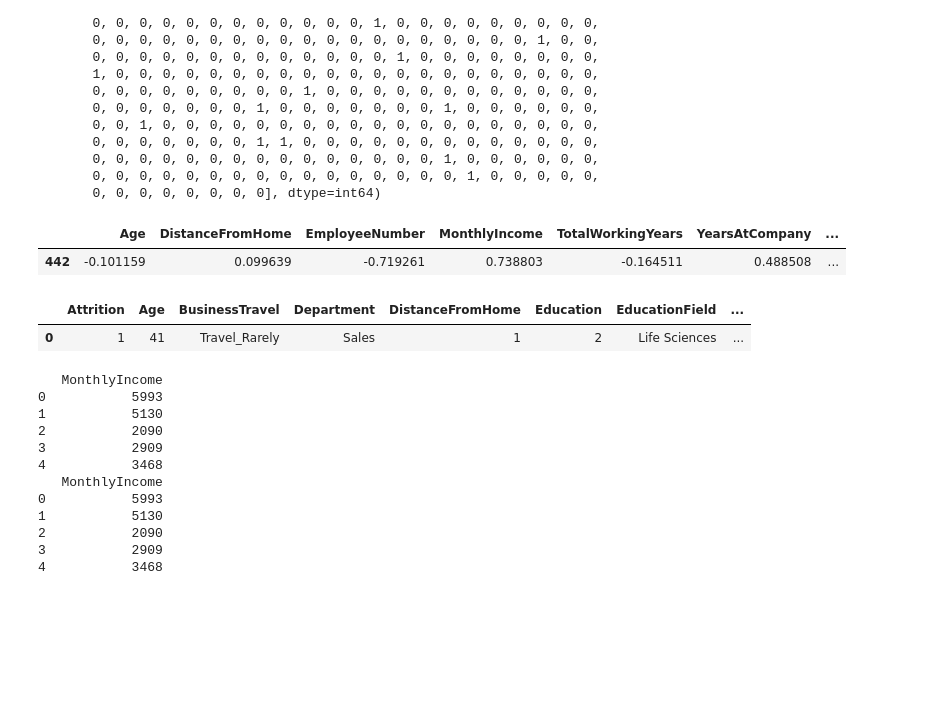
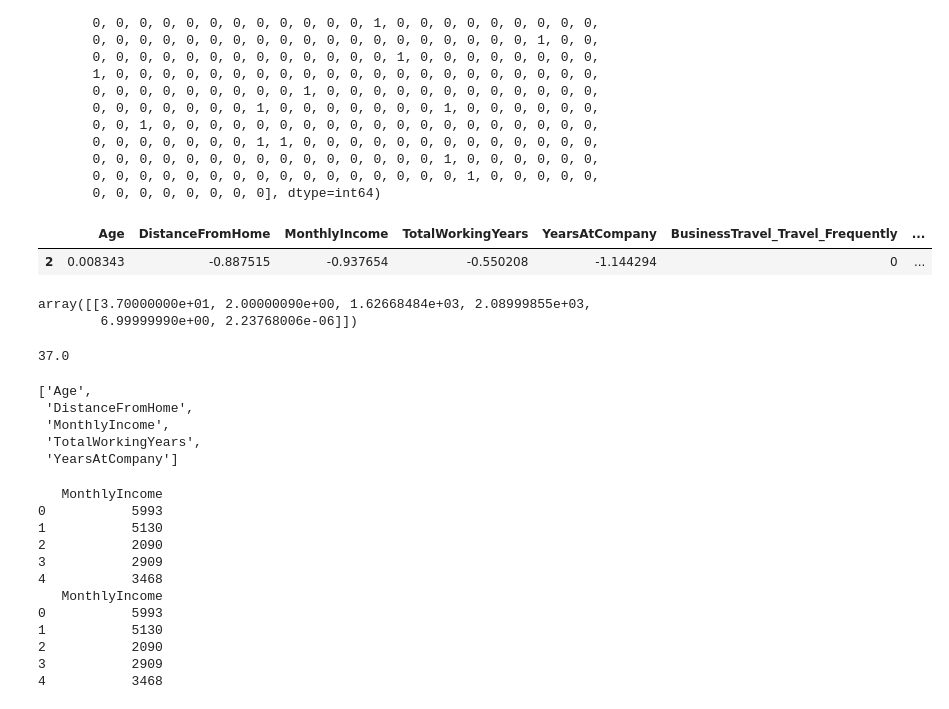
Before and after one commit to 24akhil/employee-churn-notebook, a Jupyter notebook: Employee_attrition_prediction.ipynb, the cells around one changed output. Saved outputs shown, nothing was run; the diff lists cells and outputs as text; code cells hidden in the pictures; blank space fills up the shorter version.

Commit message:
add demo sheet and scale message

```diff
--- a/Employee_attrition_prediction.ipynb
+++ b/Employee_attrition_prediction.ipynb
@@ -599,12 +610,13 @@ array([0, 0, 1, 0, 1, 0, 0, 0, 0, 0, 0, 0, 0, 0, 0, 0, 0, 0, 0, 0, 0, 0,
        0, 0, 0, 0, 0, 0, 0, 0, 0, 0, 0, 0, 0, 0, 0, 0, 1, 0, 0, 0, 0, 0,
        0, 0, 0, 0, 0, 0, 0, 0], dtype=int64)
 # %%
-xtest.head(1)
+xtest.loc[[2]].head()
 # %% [output]
-|  | Age | DistanceFromHome | EmployeeNumber | MonthlyIncome | TotalWorkingYears | YearsAtCompany | ... |
-| 442 | -0.101159 | 0.099639 | -0.719261 | 0.738803 | -0.164511 | 0.488508 | ... |
+|  | Age | DistanceFromHome | MonthlyIncome | TotalWorkingYears | YearsAtCompany | BusinessTravel_Travel_Frequently | ... |
+| 2 | 0.008343 | -0.887515 | -0.937654 | -0.550208 | -1.144294 | 0 | ... |
-# %%
-data.head(1)
-# %% [output]
-|  | Attrition | Age | BusinessTravel | Department | DistanceFromHome | Education | EducationField | ... |
-| 0 | 1 | 41 | Travel_Rarely | Sales | 1 | 2 | Life Sciences | ... |
+# %%
+unscaled = scaler.inverse_transform([[0.008343,-0.887515,1,-0.937654,-0.550208,-1.144294]])
+unscaled[0][0].round(3)
+# %% [output]
+array([[3.70000000e+01, 2.00000090e+00, 1.62668484e+03, 2.08999855e+03,
+        6.99999990e+00, 2.23768006e-06]])
@@ -611,3 +625,16 @@ data.head(1)
+# %%
+# np.round(unscaled)
+unscaled[0][0].round(6)
+# %% [output]
+37.0
+# %%
+columns_to_scale
+# %% [output]
+['Age',
+ 'DistanceFromHome',
+ 'MonthlyIncome',
+ 'TotalWorkingYears',
+ 'YearsAtCompany']
 # %%
 testDf = [[5993], [5130],[2090],[2909],[3468]]
 testDf = pd.DataFrame(testDf, columns = ['MonthlyIncome'])
```
Also changed, not shown: parts of 9 cells of this notebook, 4 other files.
